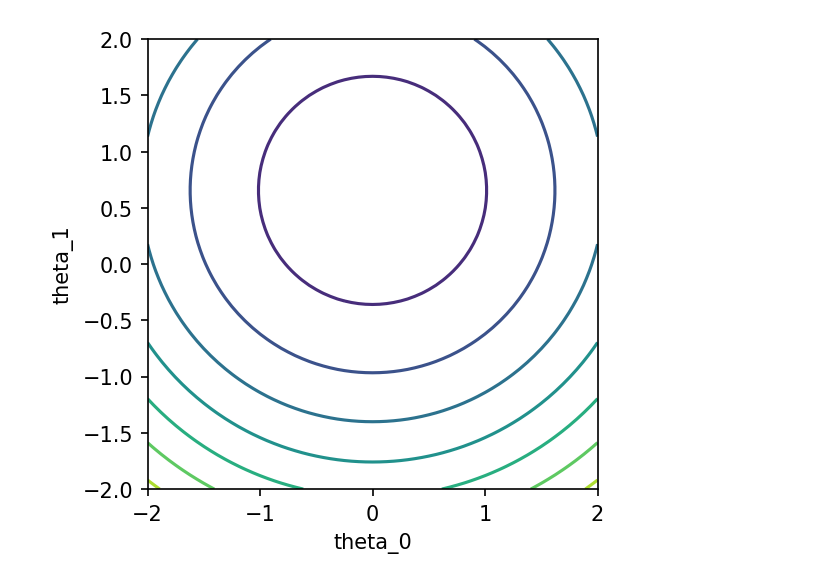
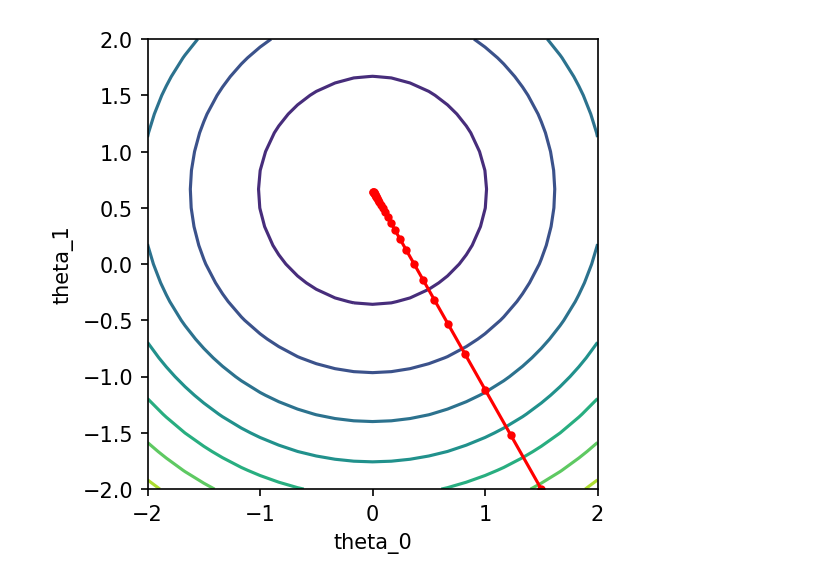
Before and after one commit to Aniruddha-Deb/COL774, a Jupyter notebook: assignment1/Q1/lin_regression.ipynb, the cells around one changed output. Cells and saved outputs as stored; diff of their text form; code cells hidden in the pictures.

```diff
--- a/assignment1/Q1/lin_regression.ipynb
+++ b/assignment1/Q1/lin_regression.ipynb
@@ -98,23 +130,23 @@ def plot_mesh(x, y, theta_0, theta_1, save_file_name=None):
 # part (d)
 #########################################
 
-def plot_contour(x, y, theta_0, theta_1, save_file_name=None):
+def plot_contour(x, y, descent_path, save_file_name=None):
 
-    theta_0_space = np.linspace(-2,2,65)
-    theta_1_space = np.linspace(-2,2,65)
-    theta_space   = np.meshgrid(theta_0_space, theta_1_space)
-
-    vector_loss = np.vectorize(J, signature='(m),(m),(),()->()')
-    loss_space = vector_loss(x, y, theta_space[0], theta_space[1])
+    (t0_space, t1_space, loss_space) = generate_loss_space(X,Y,(-2,2),(-2,2),25,25)
 
     fig = plt.figure(figsize=(3,3), dpi=150)
     ax = fig.add_axes([0,0,1,1])
-    CS = plt.contour(theta_0_space, theta_1_space, loss_space)
+    CS = plt.contour(t0_space, t1_space, loss_space)
     ax.set_xlabel('theta_0')
     ax.set_ylabel('theta_1')
 
     #plt.clabel(CS, fmt = '%2.1d', colors = 'k', fontsize=14) #contour line labels
 
+    desc_x, desc_y = np.stack(descent_path,axis=0).reshape((len(descent_path),2)).T
+
+    ax.plot(desc_x, desc_y, marker='.',color='r')
+
+
     if (save_file_name):
         fig.savefig(f'plots/{save_file_name}.png', bbox_inches = 'tight')
 
@@ -128,9 +172,12 @@ def plot_contour(x, y, theta_0, theta_1, save_file_name=None):
 # %%
 # [StopConvert]
 # %%
-trainX = np.loadtxt('../data/q1/linearX.csv')
-trainY = np.loadtxt('../data/q1/linearY.csv')
+trainX = np.loadtxt('../data/q1/X.csv')
+trainY = np.loadtxt('../data/q1/Y.csv')
 normX = normalize(trainX)
 normY = normalize(trainY)
+
+X = np.column_stack([np.full(len(normX),1),normX])
+Y = normY.reshape(-1,1)
 # %%
-thetas = gradient_descent(normX, normY, 0, 0)
+thetas = gradient_descent(X, Y, np.array([[1.5],[-2]]))
@@ -151,4 +192,4 @@ plot_mesh(normX,normY,thetas[0][-1],thetas[1][-1],save_file_name='c_mesh_plot')
 # %%
-plot_contour(normX,normY,thetas[0][-1],thetas[1][-1],save_file_name='d_contour_plot')
+plot_contour(X,Y,thetas[::20],save_file_name='d_contour')
 # %% [output]
-[figure, old version]
+[figure, new version]
```
Also changed, not shown: parts of 12 cells of this notebook, 13 other files.
